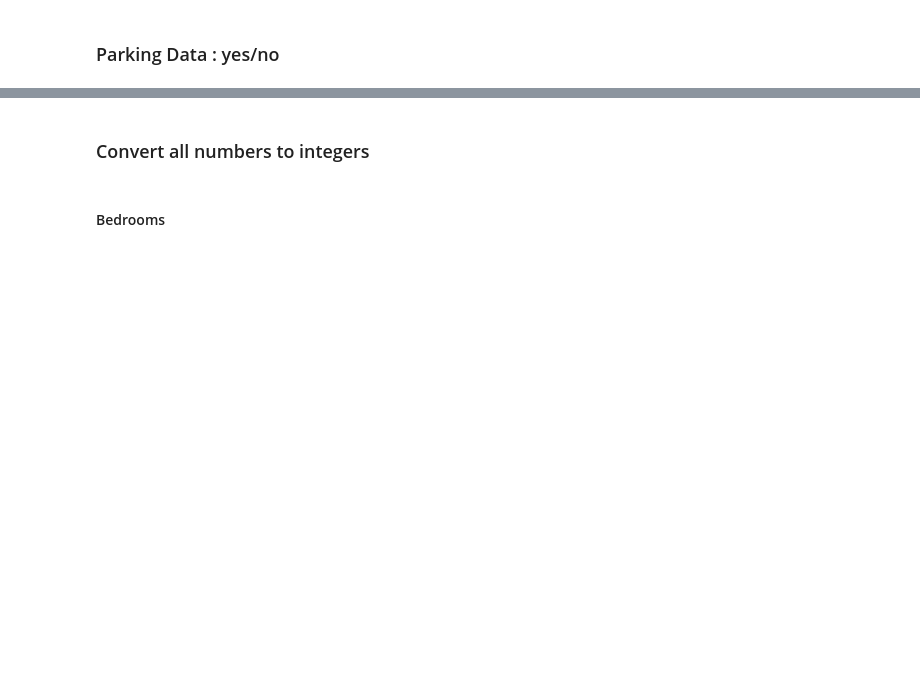
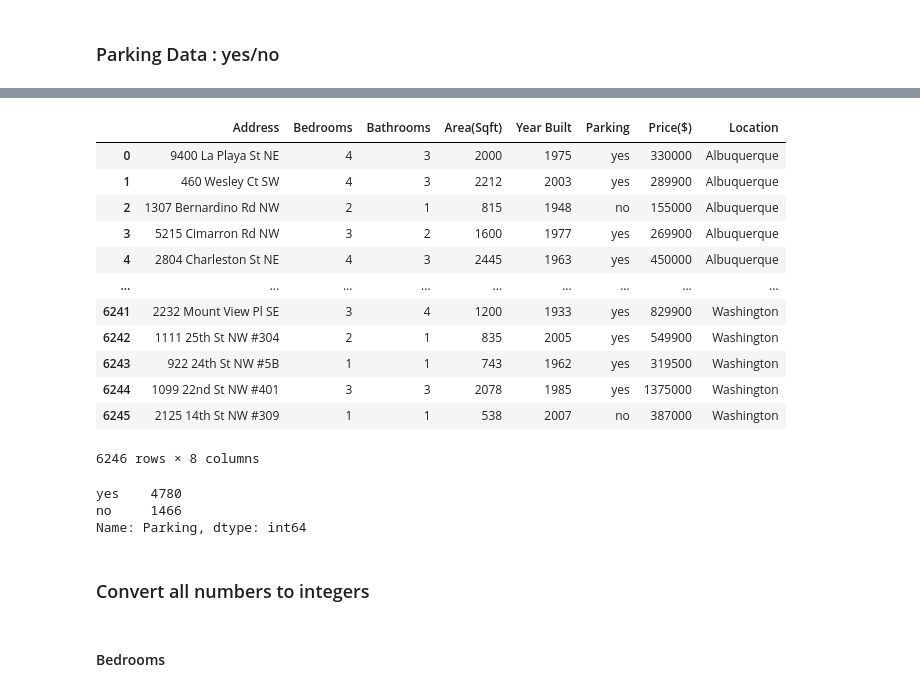
Before and after one commit to Ugi77/projects, a Jupyter notebook: RealEstate/RealEstateDataCleaning.ipynb, the cells around one changed output, grey strips where cells are left out. Saved outputs shown, nothing was run; the diff lists cells and outputs as text; code cells hidden in the pictures; blank space fills up the shorter version.

```diff
--- a/RealEstate/RealEstateDataCleaning.ipynb
+++ b/RealEstate/RealEstateDataCleaning.ipynb
@@ -461,3 +496,29 @@ df_combined
+# %%
+# nicely group types of parking opportunities
+# groupings don't fully make sense (missing 'Parking Spaces' for 'yes') but go with it...
+df_combined['Parking'] = df_combined['Parking'].apply(lambda x: 'yes' if 'Garage' in x or 'Car' in x or 'Open' in x or 'Carport' in x
+                                                       else 'no')
+df_combined
+# %% [output]
+|  | Address | Bedrooms | Bathrooms | Area(Sqft) | Year Built | Parking | Price($) | Location |
+| 0 | 9400 La Playa St NE | 4 | 3 | 2000 | 1975 | yes | 330000 | Albuquerque |
+| 1 | 460 Wesley Ct SW | 4 | 3 | 2212 | 2003 | yes | 289900 | Albuquerque |
+| 2 | 1307 Bernardino Rd NW | 2 | 1 | 815 | 1948 | no | 155000 | Albuquerque |
+| 3 | 5215 Cimarron Rd NW | 3 | 2 | 1600 | 1977 | yes | 269900 | Albuquerque |
+| 4 | 2804 Charleston St NE | 4 | 3 | 2445 | 1963 | yes | 450000 | Albuquerque |
+| ... | ... | ... | ... | ... | ... | ... | ... | ... |
+| 6241 | 2232 Mount View Pl SE | 3 | 4 | 1200 | 1933 | yes | 829900 | Washington |
+| 6242 | 1111 25th St NW #304 | 2 | 1 | 835 | 2005 | yes | 549900 | Washington |
+| 6243 | 922 24th St NW #5B | 1 | 1 | 743 | 1962 | yes | 319500 | Washington |
+| 6244 | 1099 22nd St NW #401 | 3 | 3 | 2078 | 1985 | yes | 1375000 | Washington |
+| 6245 | 2125 14th St NW #309 | 1 | 1 | 538 | 2007 | no | 387000 | Washington |
+6246 rows × 8 columns
+# %%
+df_combined['Parking'].value_counts()
+# %% [output]
+yes    4780
+no     1466
+Name: Parking, dtype: int64
 # %% [markdown]
 ###  Convert all numbers to integers
 # %% [markdown]
```
Also changed, not shown: parts of 3 cells of this notebook.
